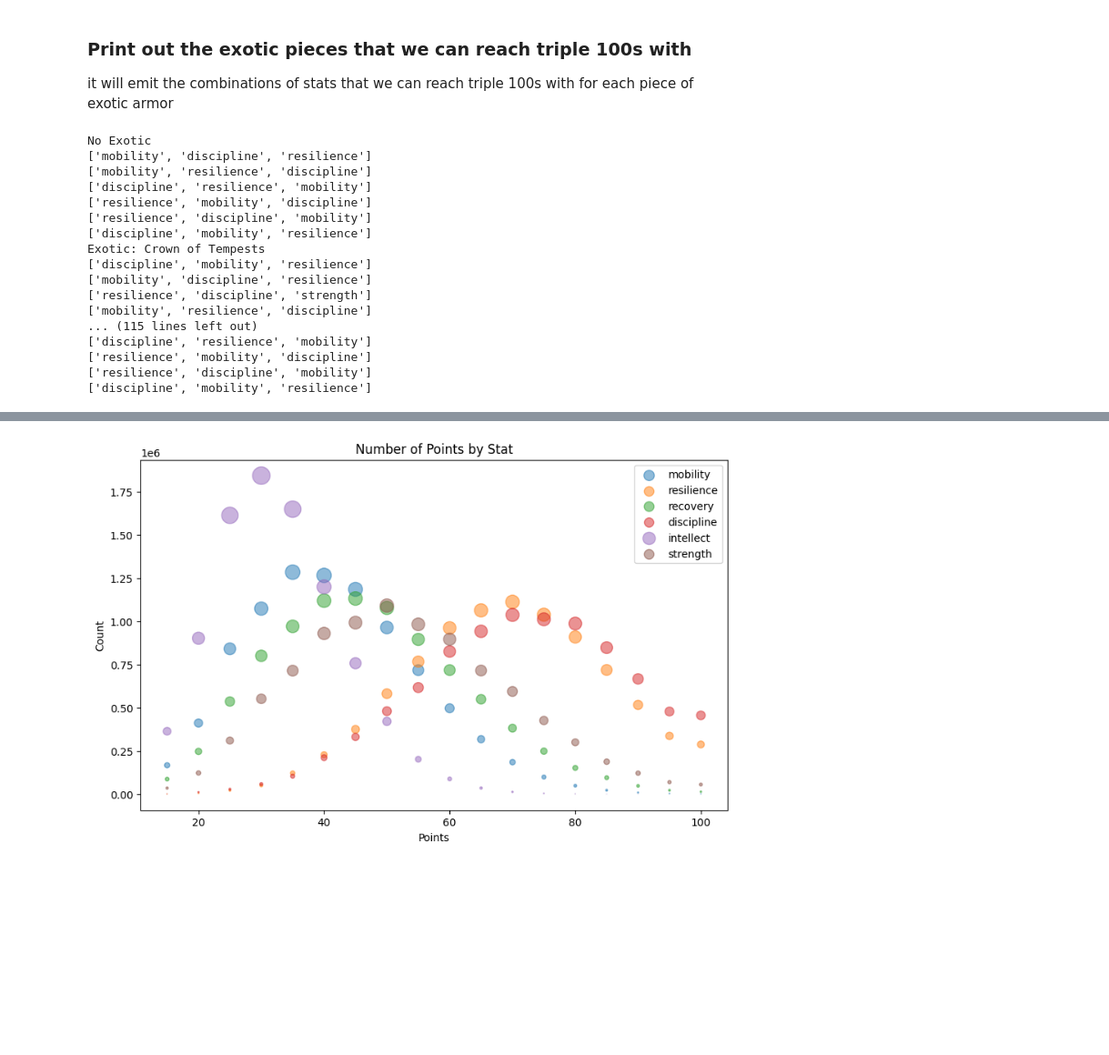
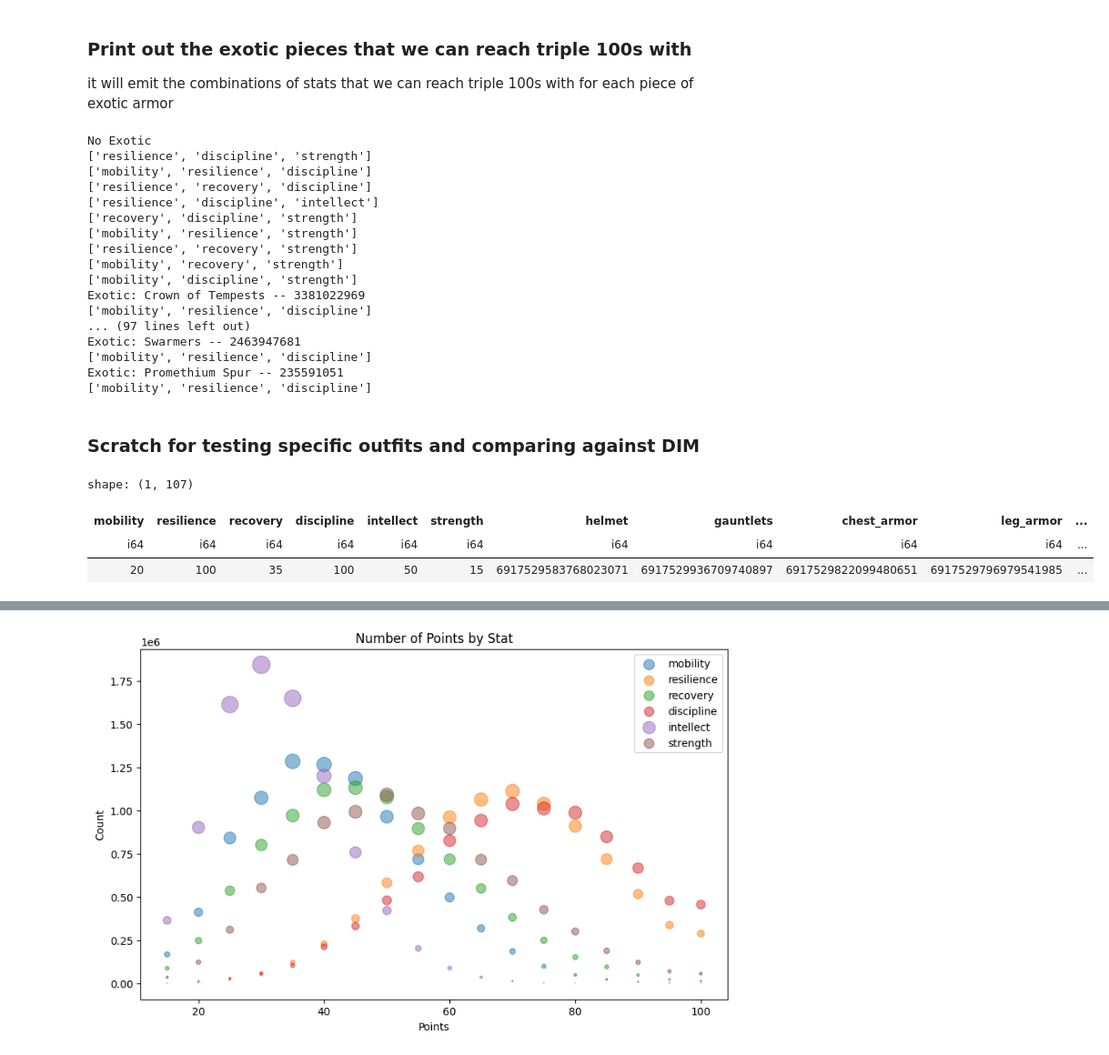
Before and after one commit to tednaleid/d2notebooks, a Jupyter notebook: d2armor.ipynb, the cells around one changed output, grey strips where cells are left out. Shown at 91% size. Saved outputs shown, nothing was run; the diff lists cells and outputs as text; code cells hidden in the pictures; blank space fills up the shorter version.

```diff
--- a/d2armor.ipynb
+++ b/d2armor.ipynb
@@ -617,12 +616,12 @@ exotic_combinations = defaultdict(set)
 # Define the attributes
 attributes = ['mobility', 'resilience', 'recovery', 'discipline', 'intellect', 'strength']
 
-stat_column_permutations = list(itertools.permutations(range(6), 3))
+stat_column_combinations = list(itertools.combinations(range(6), 3))
 
 for outfit in pinnacle_outfits_df.iter_rows():
     exotic_hash = outfit[11] # Get the exotic_hash for the outfit
 
-    for perm in stat_column_permutations:
+    for perm in stat_column_combinations:
         # Calculate the sum of the attributes
         attr_sum = sum(outfit[attr] for attr in perm)
 
@@ -639,25 +638,27 @@ for exotic_hash, combinations in exotic_combinations.items():
         print(f"No Exotic")
     else:
         # iterate over the values in armor_dict to find the name of the exotic armor piece
-        print(f"Exotic: {armor_hash_to_name[exotic_hash]}")
+        print(f"Exotic: {armor_hash_to_name[exotic_hash]} -- {exotic_hash}")
 
     for combination in combinations:
         print([attributes[i] for i in combination])
 # %% [output]
 No Exotic
-['mobility', 'discipline', 'resilience']
-['mobility', 'resilience', 'discipline']
-['discipline', 'resilience', 'mobility']
-['resilience', 'mobility', 'discipline']
-['resilience', 'discipline', 'mobility']
-['discipline', 'mobility', 'resilience']
-Exotic: Crown of Tempests
-['discipline', 'mobility', 'resilience']
-['mobility', 'discipline', 'resilience']
 ['resilience', 'discipline', 'strength']
 ['mobility', 'resilience', 'discipline']
-... (115 lines left out)
-['discipline', 'resilience', 'mobility']
-['resilience', 'mobility', 'discipline']
-['resilience', 'discipline', 'mobility']
-['discipline', 'mobility', 'resilience']
+['resilience', 'recovery', 'discipline']
+['resilience', 'discipline', 'intellect']
+['recovery', 'discipline', 'strength']
+['mobility', 'resilience', 'strength']
+['resilience', 'recovery', 'strength']
+['mobility', 'recovery', 'strength']
+['mobility', 'discipline', 'strength']
+Exotic: Crown of Tempests -- 3381022969
+['mobility', 'resilience', 'discipline']
+... (97 lines left out)
+Exotic: Swarmers -- 2463947681
+['mobility', 'resilience', 'discipline']
+Exotic: Promethium Spur -- 235591051
+['mobility', 'resilience', 'discipline']
+# %% [markdown]
+### Scratch for testing specific outfits and comparing against DIM
@@ -663,0 +707,22 @@ Exotic: Crown of Tempests
+# %%
+# find pinnacle_outfits_df rows that have the exotic_hash of 1906093346 - contraverse hold
+exotic_hash = 1906093346
+helmet_id = 6917529583768023071
+gauntlets_id = 6917529936709740897
+chest_id = 6917529822099480651
+# leg_id = 6917529796979541985
+leg_id = 6917529861820030545
+class_item_id = 6917529583788947730
+filtered_pinnacle_df = pinnacle_outfits_df.filter(
+    (pl.col('exotic_hash') == exotic_hash)
+    & (pl.col('helmet') == helmet_id)
+    & (pl.col('chest_armor') == chest_id)
+    # & (pl.col('leg_armor') == leg_id)
+    & (pl.col('class_item') == class_item_id)
+)
+filtered_pinnacle_df
+# %% [output]
+shape: (1, 107)
+| mobility | resilience | recovery | discipline | intellect | strength | helmet | gauntlets | chest_armor | leg_armor | ... |
+| i64 | i64 | i64 | i64 | i64 | i64 | i64 | i64 | i64 | i64 | ... |
+| 20 | 100 | 35 | 100 | 50 | 15 | 6917529583768023071 | 6917529936709740897 | 6917529822099480651 | 6917529796979541985 | ... |
```
Also changed, not shown: parts of 8 cells of this notebook.
